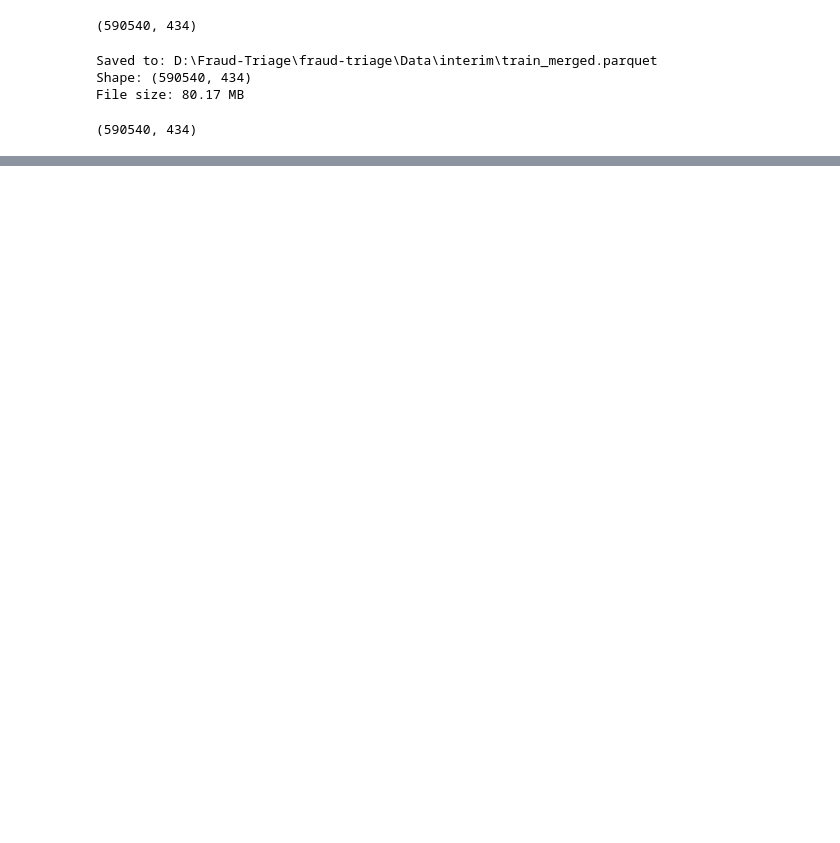
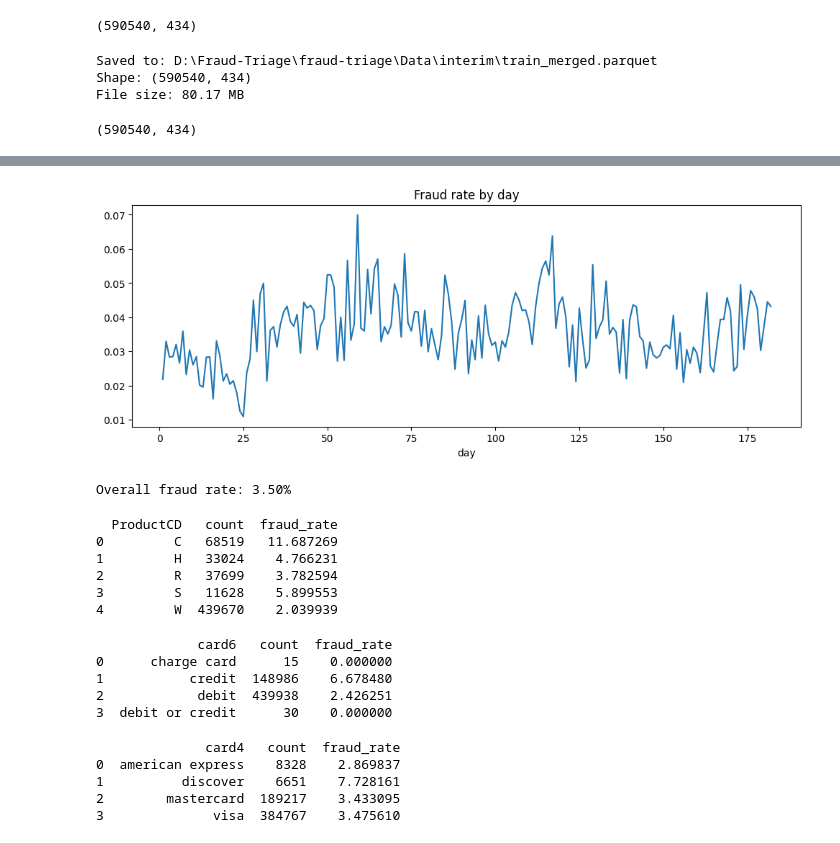
Before and after one commit to gowtham5695/fraud-triage, a Jupyter notebook: notebooks/01_eda.ipynb, the cells around one changed output, grey strips where cells are left out. Saved outputs shown, nothing was run; the diff lists cells and outputs as text; code cells hidden in the pictures; blank space fills up the shorter version.

```diff
--- a/notebooks/01_eda.ipynb
+++ b/notebooks/01_eda.ipynb
@@ -202,0 +249,47 @@ File size: 80.17 MB
+# %%
+import matplotlib.pyplot as plt
+
+daily_fraud_rate.plot(figsize=(12, 4), title="Fraud rate by day")
+plt.savefig("../reports/figures/fraud_rate_by_day.png", bbox_inches="tight")
+plt.show()
+# %% [output]
+[figure, added]
+# %%
+overall_fraud_rate=merged_df['isFraud'].mean()*100
+print(f"Overall fraud rate: {overall_fraud_rate:.2f}%")
+# %% [output]
+Overall fraud rate: 3.50%
+# %%
+product_fraud_rate=merged_df.groupby('ProductCD')['isFraud'].agg(['count','mean']).reset_index()
+product_fraud_rate["fraud_rate"]=product_fraud_rate["mean"]*100
+product_fraud_rate=product_fraud_rate.drop(columns=['mean'])
+print(product_fraud_rate)
+# %% [output]
+  ProductCD   count  fraud_rate
+0         C   68519   11.687269
+1         H   33024    4.766231
+2         R   37699    3.782594
+3         S   11628    5.899553
+4         W  439670    2.039939
+# %%
+card6_fraud=merged_df.groupby('card6')['isFraud'].agg(['count','mean']).reset_index()
+card6_fraud["fraud_rate"]=card6_fraud["mean"]*100
+card6_fraud=card6_fraud.drop(columns=['mean'])
+print(card6_fraud)
+# %% [output]
+             card6   count  fraud_rate
+0      charge card      15    0.000000
+1           credit  148986    6.678480
+2            debit  439938    2.426251
+3  debit or credit      30    0.000000
+# %%
+card4=merged_df.groupby('card4')['isFraud'].agg(['count','mean']).reset_index()
+card4['fraud_rate']=card4['mean']*100
+card4=card4.drop(columns=['mean'])
+print(card4)
+# %% [output]
+              card4   count  fraud_rate
+0  american express    8328    2.869837
+1          discover    6651    7.728161
+2        mastercard  189217    3.433095
+3              visa  384767    3.475610
```
Also changed, not shown: parts of 19 cells of this notebook, 4 other files.
